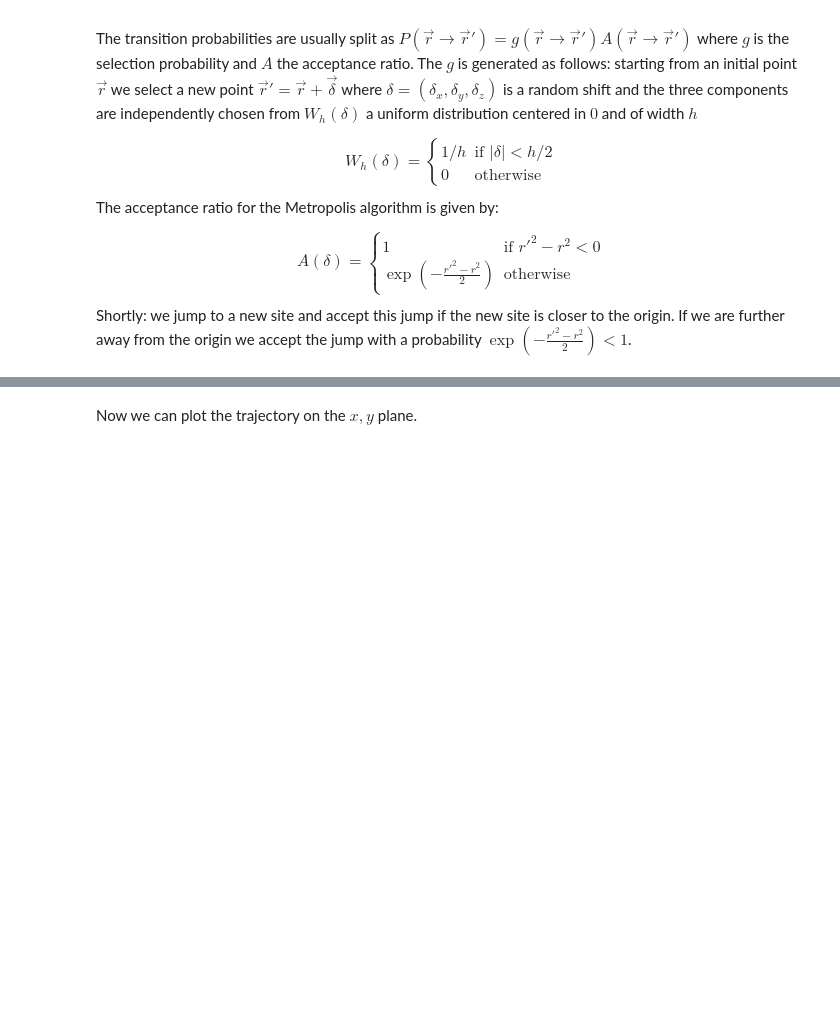
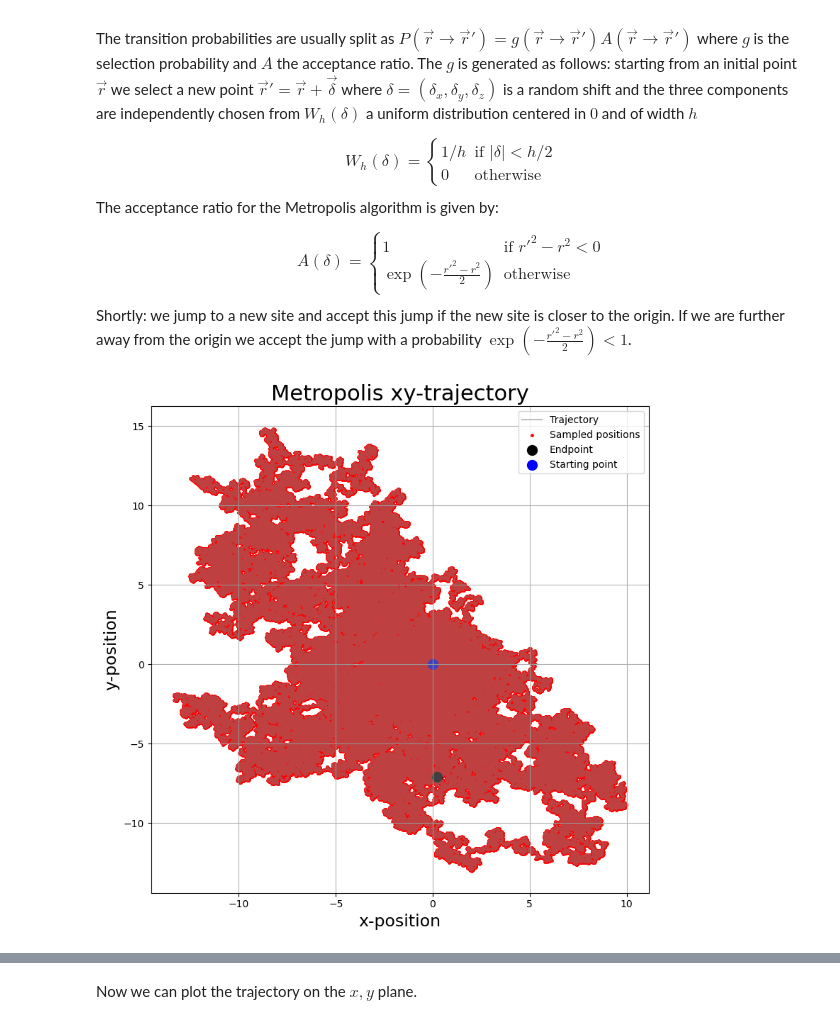
Before and after one commit to BertDepoorter/Monte-Carlo-Methods, a Jupyter notebook: Exercises_1_to_4.ipynb, the cells around one changed output, grey strips where cells are left out. Cells and saved outputs as stored; diff of their text form; code cells hidden in the pictures; blank space fills up the shorter version.

```diff
--- a/Exercises_1_to_4.ipynb
+++ b/Exercises_1_to_4.ipynb
@@ -521,10 +521,10 @@ def acceptance_rate(r_new, r_old):
     else:
         return np.exp(-distance/2)
 # %%
-N = 1E4
+N = 1E6
 r_initial_origin = np.array([0,0,0])
 
-h = 1
+h = 0.1
 n = 0
 
 # keep track of all positions
@@ -536,30 +536,46 @@ positions_x += r_initial_origin[0]
 positions_y += r_initial_origin[1]
 positions_z += r_initial_origin[2]
 
 while n<N-1:
     # Generate step from W_h
     delta_x = np.random.uniform(-h/2, h/2, 1)
     delta_y = np.random.uniform(-h/2, h/2, 1)
     delta_z = np.random.uniform(-h/2, h/2, 1)
     delta = np.array([delta_x, delta_y, delta_z]).flatten()
 
     #get new and old positions
     x_old = positions_x[n]
     y_old = positions_y[n]
     z_old = positions_z[n]
 
     r_old = np.array([x_old, y_old, z_old]).flatten()
     r_new = np.add(r_old, delta)
 
     # Metropolis algorithm
     u = np.random.uniform(0, 1, 1)
     A = acceptance_rate(r_new, r_old)
     n += 1
     if u < A:
         positions_x[n] += r_new[0]
         positions_y[n] += r_new[1]
         positions_z[n] += r_new[2]
     else:
         positions_x[n] += r_old[0]
         positions_y[n] += r_old[1]
         positions_z[n] += r_old[2]
+
+fig, ax = plt.subplots(1,1, figsize=(8,8))
+
+ax.set_xlabel('x-position', fontsize=17)
+ax.set_ylabel('y-position', fontsize=17)
+ax.set_title('Metropolis xy-trajectory', fontsize=22)
+ax.plot(positions_x, positions_y, color='gray', alpha=0.5, label='Trajectory')
+ax.scatter(positions_x, positions_y, color='red', marker='o', s=6, label='Sampled positions')
+ax.scatter(positions_x[-1], positions_y[-1], color='black', marker='o', s=100, label='Endpoint')
+ax.scatter(positions_x[0], positions_y[0], color='blue', marker='o', s=100, label='Starting point')
+ax.grid()
+ax.legend()
+fig.savefig('Plots/ex4MC_trajectory_h='+str(h)+'_origin.png', dpi=300)
+plt.tight_layout()
+# %% [output]
+[figure, added]
```
Also changed, not shown: parts of 3 cells of this notebook, 5 other files.
